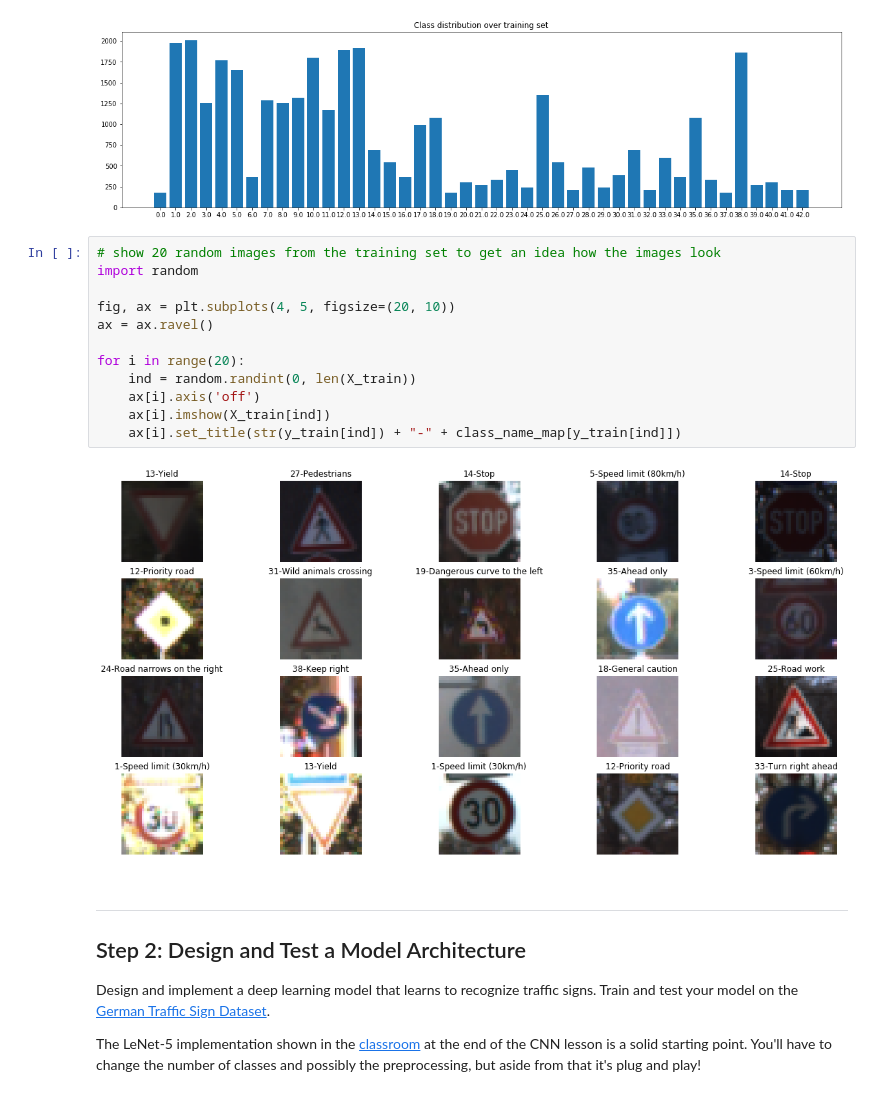
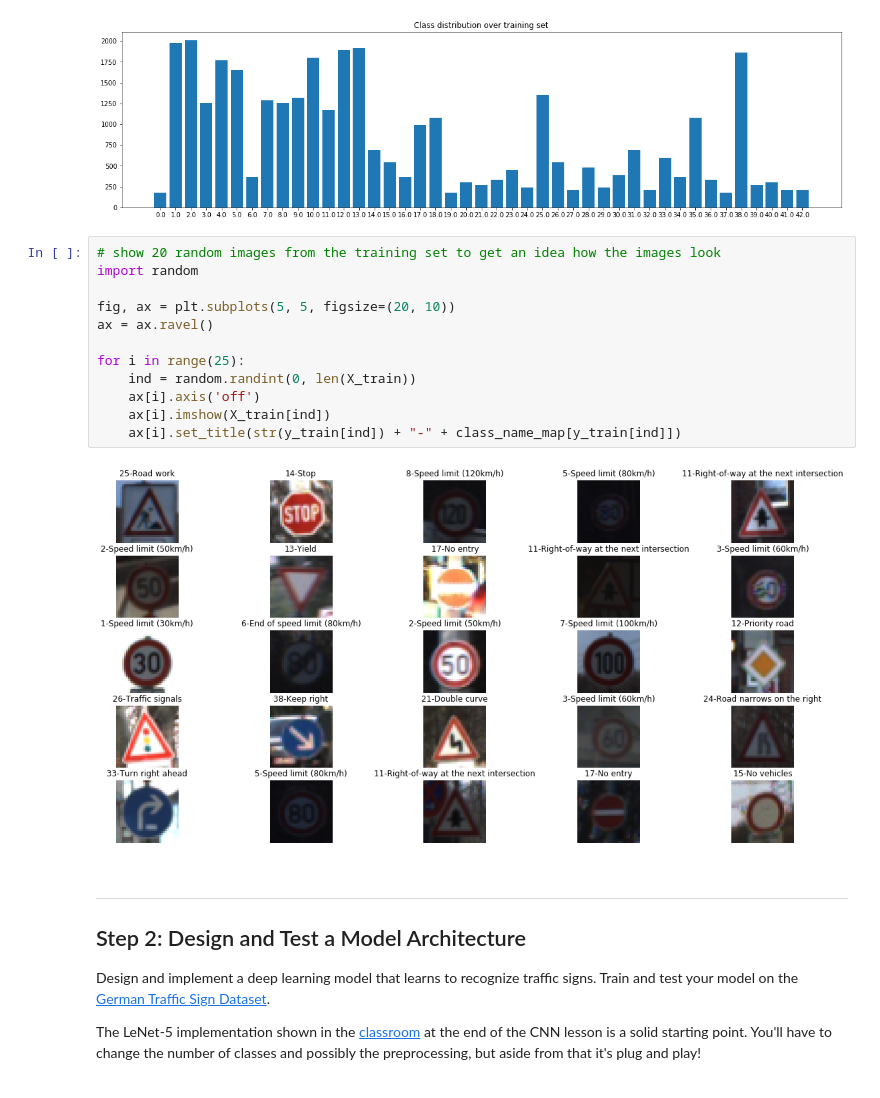
Before and after one commit to heikoschmidt1187/CarND-Traffic-Sign-Classifier-Project, a Jupyter notebook: Traffic_Sign_Classifier.ipynb, the cells around one changed output. Drawn from its saved outputs; the diff is of its cells as text.

```diff
--- a/Traffic_Sign_Classifier.ipynb
+++ b/Traffic_Sign_Classifier.ipynb
@@ -147,17 +147,17 @@ plt.show()
 # %%
 # show 20 random images from the training set to get an idea how the images look
 import random
 
-fig, ax = plt.subplots(4, 5, figsize=(20, 10))
+fig, ax = plt.subplots(5, 5, figsize=(20, 10))
 ax = ax.ravel()
 
-for i in range(20):
+for i in range(25):
     ind = random.randint(0, len(X_train))
     ax[i].axis('off')
     ax[i].imshow(X_train[ind])
     ax[i].set_title(str(y_train[ind]) + "-" + class_name_map[y_train[ind]])
 # %% [output]
-[figure, old version]
+[figure, new version]
 # %% [markdown]
 ----
 
```
Also changed, not shown: parts of 11 cells of this notebook, 5 other files.
